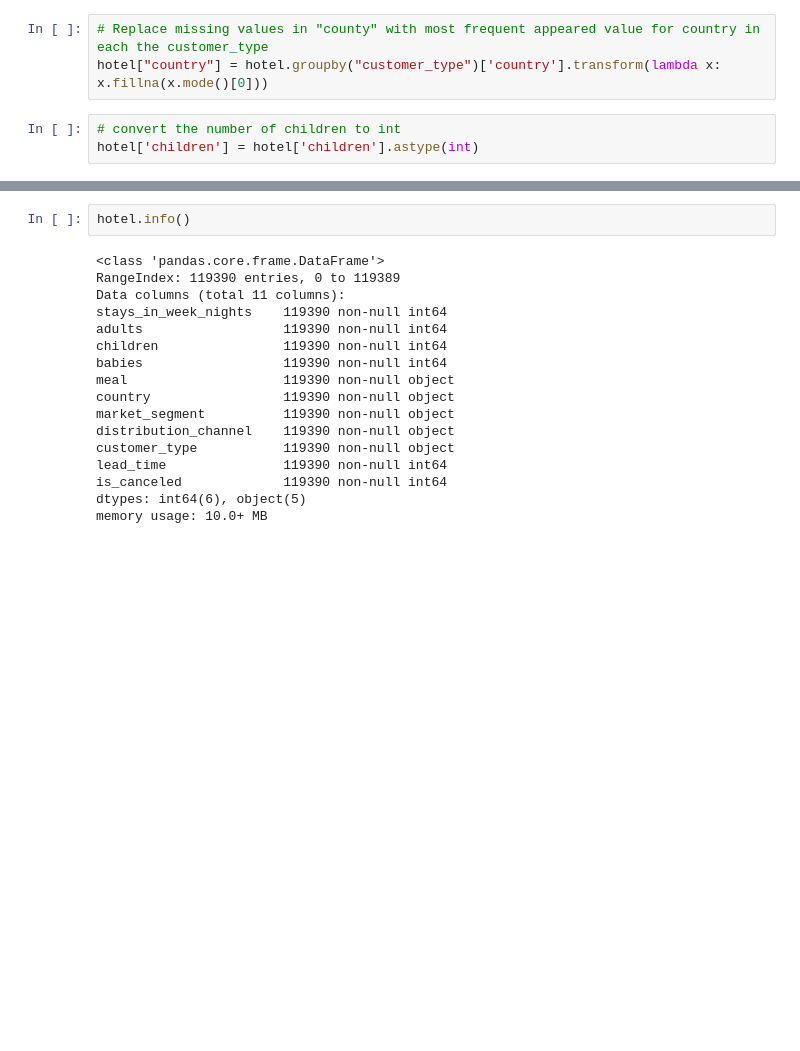
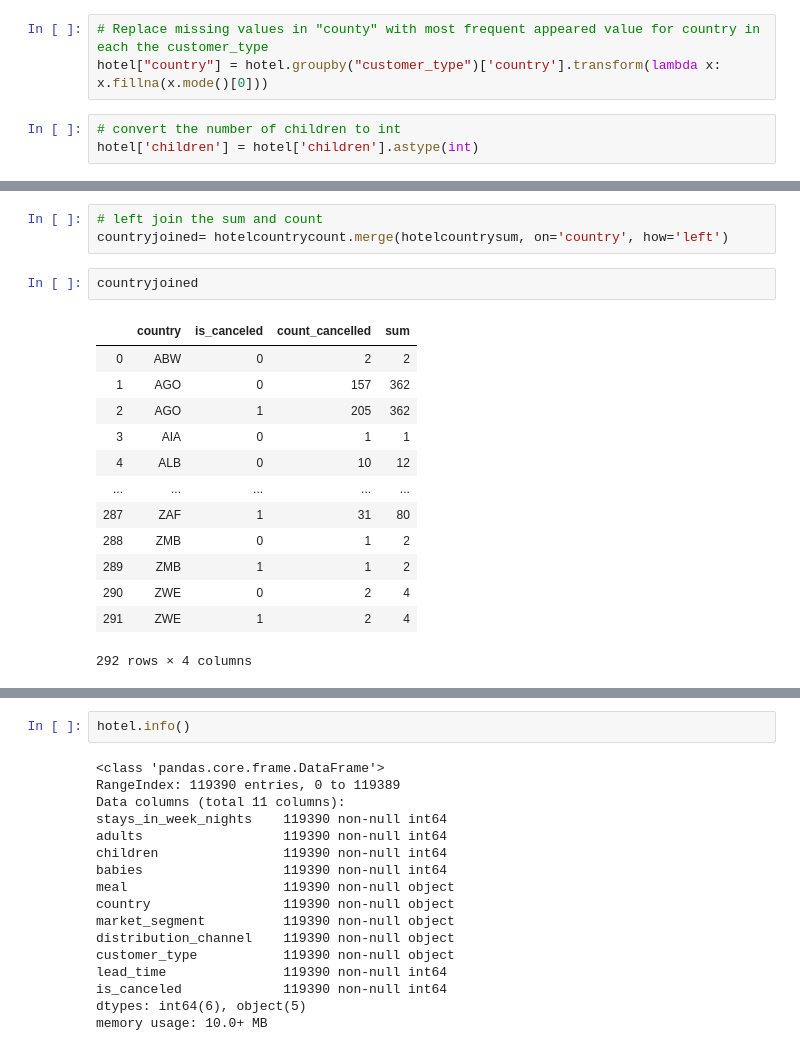
Before and after one commit to tkong1998/hotel-booking-demand, a Jupyter notebook: Vaishu_Code.ipynb, the cells around one changed output, grey strips where cells are left out. Saved outputs shown, nothing was run; the diff lists cells and outputs as text; blank space fills up the shorter version.

```diff
--- a/Vaishu_Code.ipynb
+++ b/Vaishu_Code.ipynb
@@ -141,0 +180,19 @@ hotel['children'] = hotel['children'].astype(int)
+# %%
+# left join the sum and count
+countryjoined= hotelcountrycount.merge(hotelcountrysum, on='country', how='left')
+# %%
+countryjoined
+# %% [output]
+|  | country | is_canceled | count_cancelled | sum |
+| 0 | ABW | 0 | 2 | 2 |
+| 1 | AGO | 0 | 157 | 362 |
+| 2 | AGO | 1 | 205 | 362 |
+| 3 | AIA | 0 | 1 | 1 |
+| 4 | ALB | 0 | 10 | 12 |
+| ... | ... | ... | ... | ... |
+| 287 | ZAF | 1 | 31 | 80 |
+| 288 | ZMB | 0 | 1 | 2 |
+| 289 | ZMB | 1 | 1 | 2 |
+| 290 | ZWE | 0 | 2 | 4 |
+| 291 | ZWE | 1 | 2 | 4 |
+292 rows × 4 columns
```
Also changed, not shown: parts of 15 cells of this notebook.
